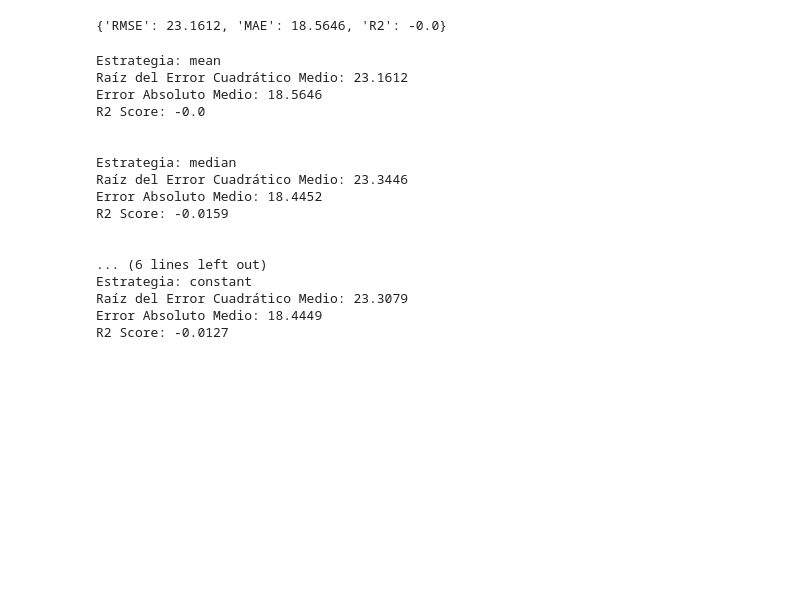
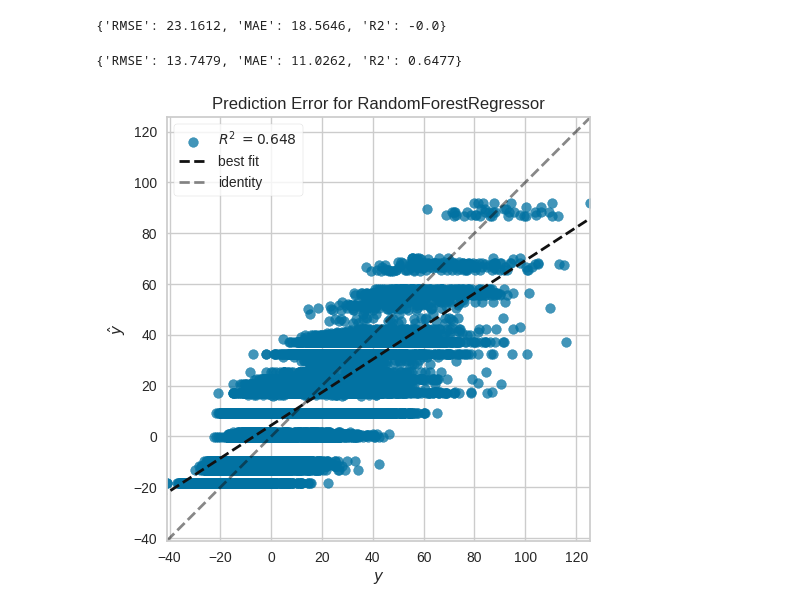
Before and after one commit to cmrondon2000/optimizacion_aeroportuaria, a Jupyter notebook: optimizacion_aeroportuaria.ipynb, the cells around one changed output. Drawn from its saved outputs; the diff is of its cells as text; code cells hidden in the pictures; blank space fills up the shorter version.

```diff
--- a/optimizacion_aeroportuaria.ipynb
+++ b/optimizacion_aeroportuaria.ipynb
@@ -336,51 +336,20 @@ def calcular_metricas_regresion(y_test, y_pred):
     }
 
     return metricas
-# %%
-from sklearn.dummy import DummyRegressor
-
-estrategias = ["mean", "median", ("quantile", 0.25), ("constant", 10.0)]
-
-resultados = {}
-
-for estrategia in estrategias:
-    if isinstance(estrategia, tuple):
-        estrategia, valor = estrategia
-        if estrategia == "quantile":
-            model_dummy = DummyRegressor(strategy=estrategia, quantile=valor)
-        else:
-            model_dummy = DummyRegressor(strategy=estrategia, constant=valor)
-    else:
-        model_dummy = DummyRegressor(strategy=estrategia)
-
-    model_dummy.fit(X_train, y_train)
-
-    y_pred_dummy = model_dummy.predict(X_test)
-
-    metricas = calcular_metricas_regresion(y_test, y_pred_dummy)
-
-    resultados[estrategia] = metricas
-
-for estrategia, metricas in resultados.items():
-    print(f"Estrategia: {estrategia}")
-    for metrica, valor in metricas.items():
-        print(f"{metrica}: {valor}")
-    print("\n")
-# %% [output]
-Estrategia: mean
-Raíz del Error Cuadrático Medio: 23.1612
-Error Absoluto Medio: 18.5646
-R2 Score: -0.0
-
-
-Estrategia: median
-Raíz del Error Cuadrático Medio: 23.3446
-Error Absoluto Medio: 18.4452
-R2 Score: -0.0159
-
-
-... (6 lines left out)
-Estrategia: constant
-Raíz del Error Cuadrático Medio: 23.3079
-Error Absoluto Medio: 18.4449
-R2 Score: -0.0127
+# %%
+from sklearn.ensemble import RandomForestRegressor
+
+modelo = RandomForestRegressor(max_depth=5, random_state=42)
+modelo.fit(X_train, y_train)
+ypred = modelo.predict(X_test)
+resultados_rf = calcular_regresion(y_test, ypred)
+resultados_rf
+# %% [output]
+{'RMSE': 13.7479, 'MAE': 11.0262, 'R2': 0.6477}
+# %%
+
+from yellowbrick.regressor import prediction_error
+
+visualizer = prediction_error(modelo, X_train, y_train, X_test, y_test);
+# %% [output]
+[figure, added]
```
Also changed, not shown: parts of 3 cells of this notebook.
